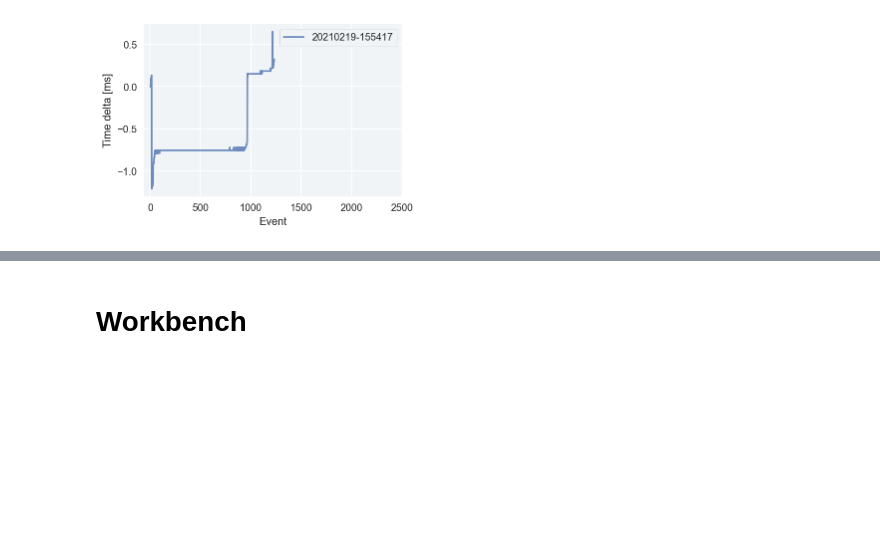
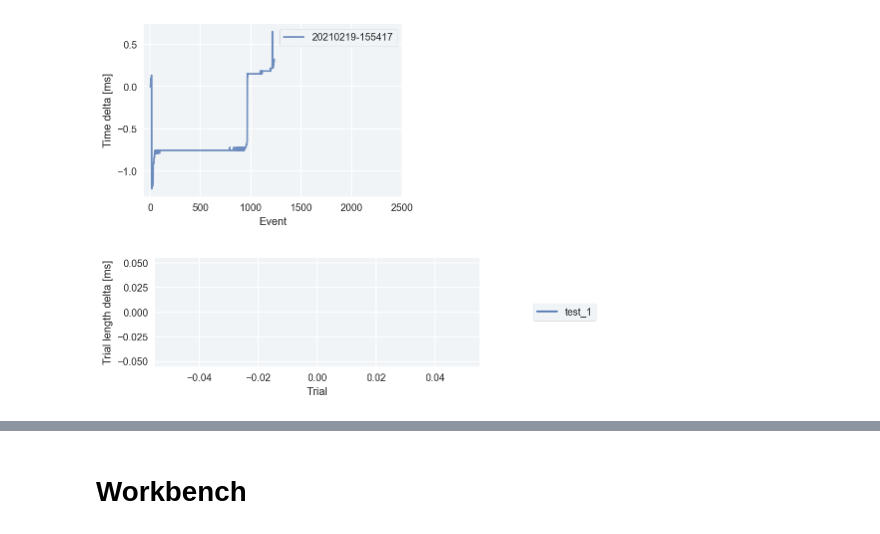
Before and after one commit to maxhoheiser/spikes-ephys, a Jupyter notebook: projectthesis_plots.ipynb, the cells around one changed output, grey strips where cells are left out. Drawn from its saved outputs; the diff is of its cells as text; code cells hidden in the pictures; blank space fills up the shorter version.

```diff
--- a/projectthesis_plots.ipynb
+++ b/projectthesis_plots.ipynb
@@ -236,3 +246,7 @@ fig,ax = plt_trial_length(all_new_sessions_dict,figsize=set_size(0.8))
 #save_fig("ttl_delta", fig)
 # %% [output]
 [figure]
+# %%
+fig,ax = plt_trial_length_dif(all_new_sessions_dict,outlier=True,figsize=set_size(1.1))
+# %% [output]
+[figure, added]
```
Also changed, not shown: parts of 11 cells of this notebook, 2 other files.
